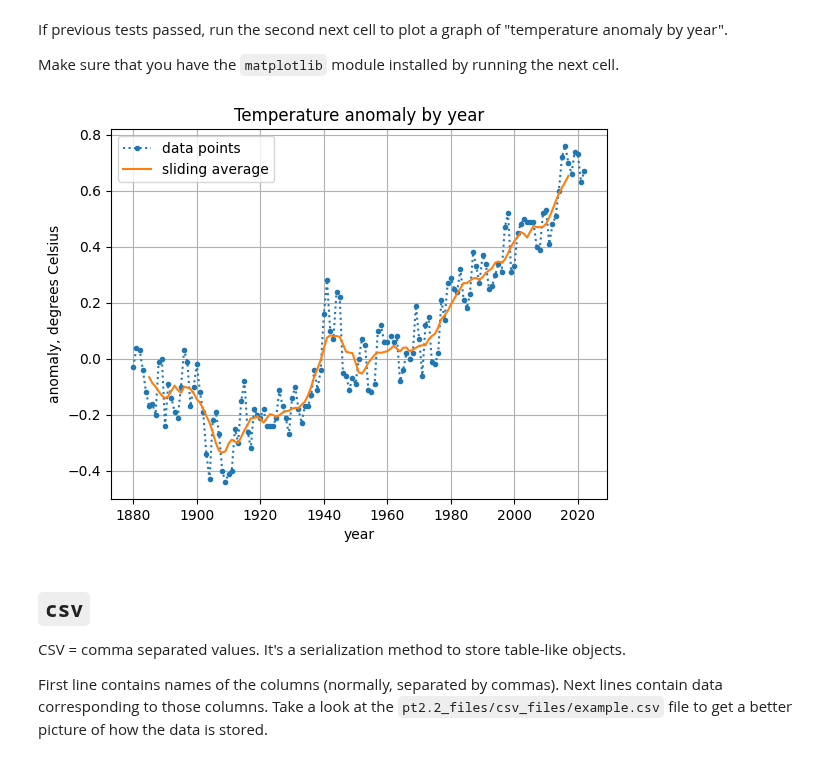
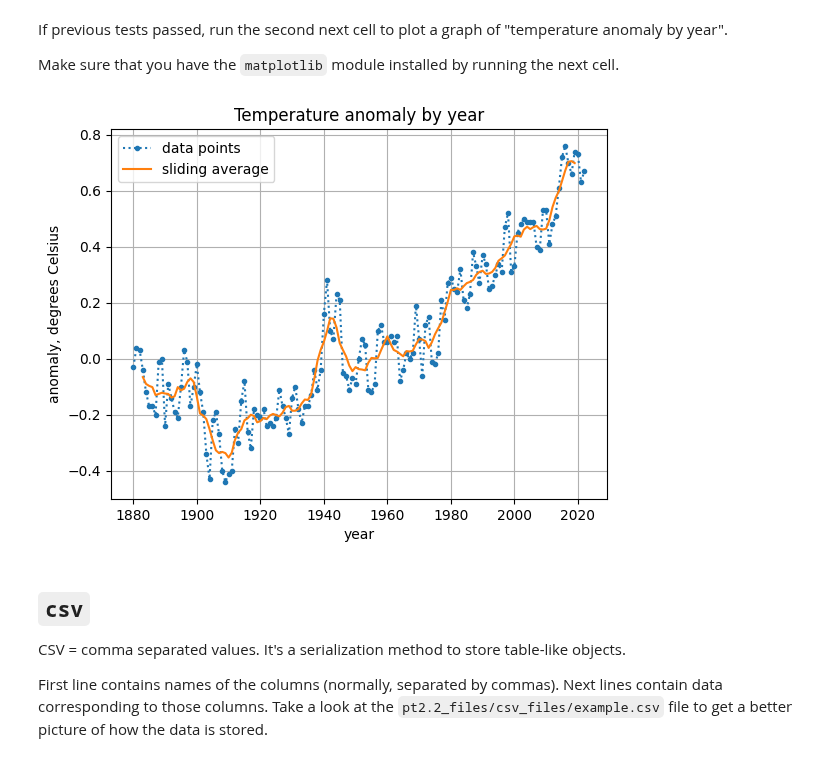
Before and after one commit to rayannott/teaching-coding, a Jupyter notebook: intros/builtins_intro_pt3.ipynb, the cells around one changed output. Cells and saved outputs as stored; diff of their text form; code cells hidden in the pictures.

```diff
--- a/intros/builtins_intro_pt3.ipynb
+++ b/intros/builtins_intro_pt3.ipynb
@@ -380,26 +381,27 @@ Make sure that you have the `matplotlib` module installed by running the next ce
 # %%
 %pip install matplotlib
 # %%
+import numpy as np
 from matplotlib import pyplot as plt
 from statistics import mean
 
-# generating sliding average data
-anom_sliding = []
-win_size = 5
-for i in range(win_size, len(anom) - win_size):
-    anom_sliding.append(mean(anom[i-win_size:i+win_size]))
 
-# plt.plot(yrs, [0] * len(yrs))
+# generating sliding average data using convolution
+win_size = 7
+anom_sliding = np.convolve(anom, np.ones(win_size)/win_size, mode='valid')
+yrs_sliding = yrs[win_size//2:-(win_size//2)] # to match the length of the sliding average
+
 plt.plot(yrs, anom, ':.', label='data points')
-plt.plot(yrs[win_size:-win_size], anom_sliding, label='sliding average')
+plt.plot(yrs_sliding, anom_sliding, label='sliding average')
+
 plt.title('Temperature anomaly by year')
 plt.xlabel('year')
 plt.ylabel('anomaly, degrees Celsius')
 plt.grid()
 plt.legend()
 plt.show()
 # %% [output]
-[figure, old version]
+[figure, new version]
 # %% [markdown]
 ## `csv`
 
```
Also changed, not shown: parts of 12 cells of this notebook.
